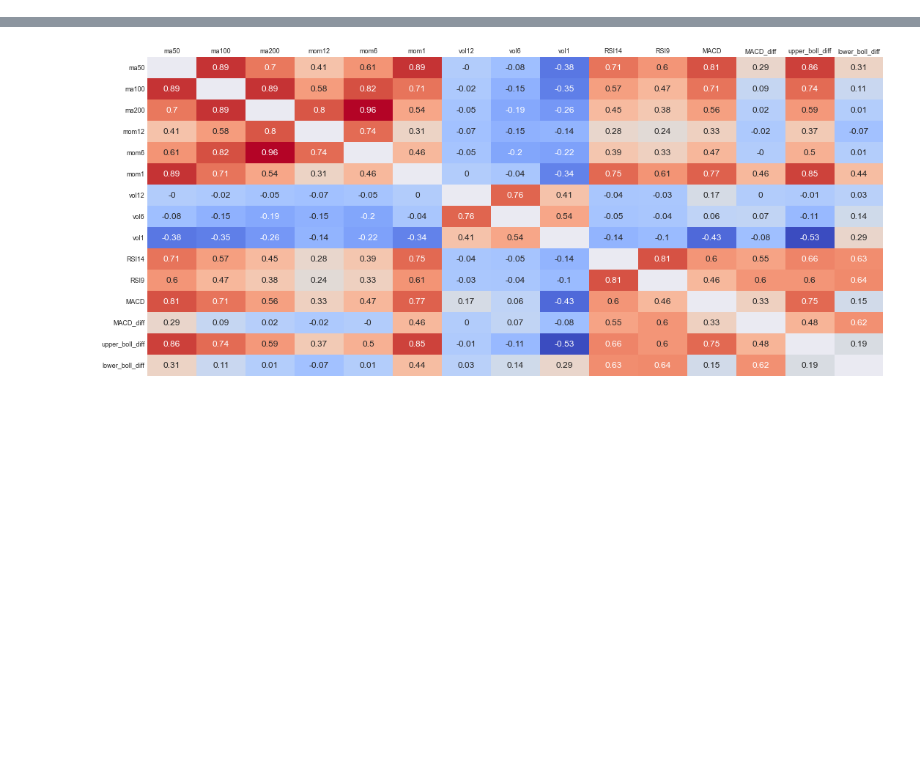
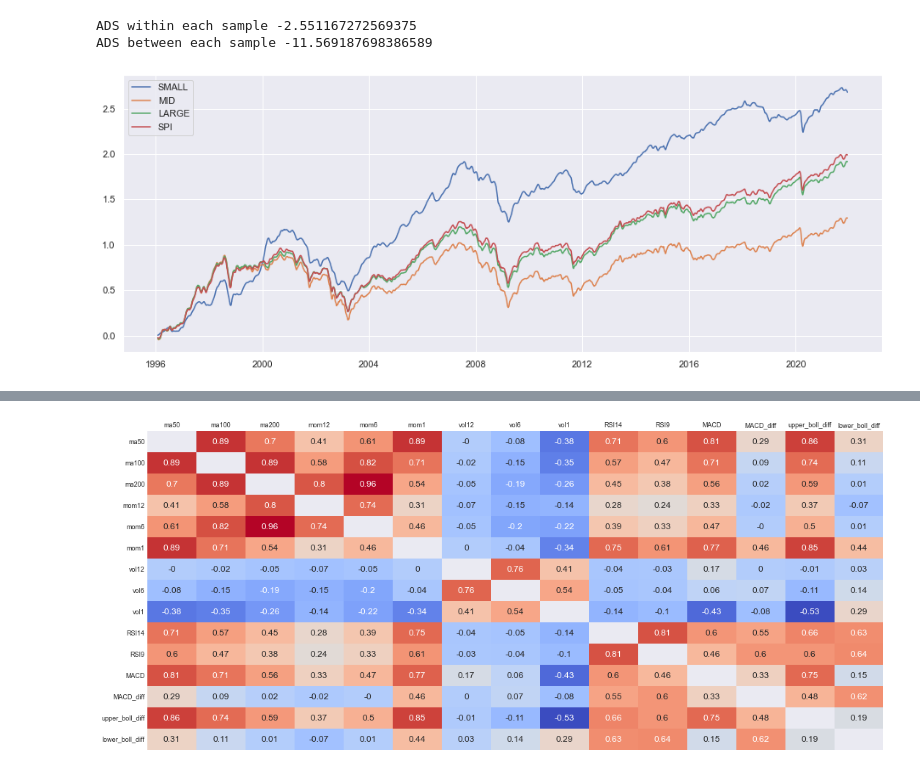
Before and after one commit to lacoupe/BCVS, a Jupyter notebook: SW/size/notebooks/size.ipynb, the cells around one changed output, grey strips where cells are left out. Cells and saved outputs as stored; diff of their text form; code cells hidden in the pictures; blank space fills up the shorter version.

```diff
--- a/SW/size/notebooks/size.ipynb
+++ b/SW/size/notebooks/size.ipynb
@@ -18,0 +45,13 @@ daily_returns = price.pct_change().shift(1)
+# %%
+print('ADS within each sample', ads_input.mean())
+print('ADS between each sample', ads_mean_input)
+# %% [output]
+ADS within each sample -2.551167272569375
+ADS between each sample -11.569187698386589
+# %%
+fig, ax = plt.subplots(figsize=(16,6))
+data_plot = np.log((pd.concat([price, bench_price.rename('SPI')], axis=1).pct_change() + 1).cumprod().rolling(20).mean())
+sns.lineplot(data=data_plot, dashes=False)
+plt.show()
+# %% [output]
+[figure, added]
```
Also changed, not shown: parts of 20 cells of this notebook, 5 other files.
